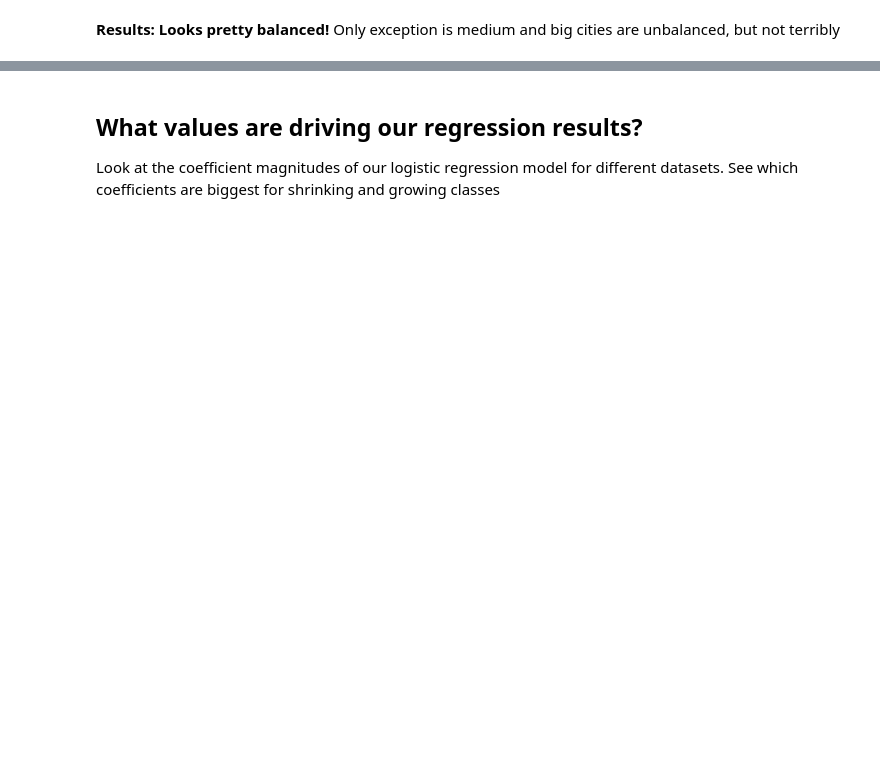
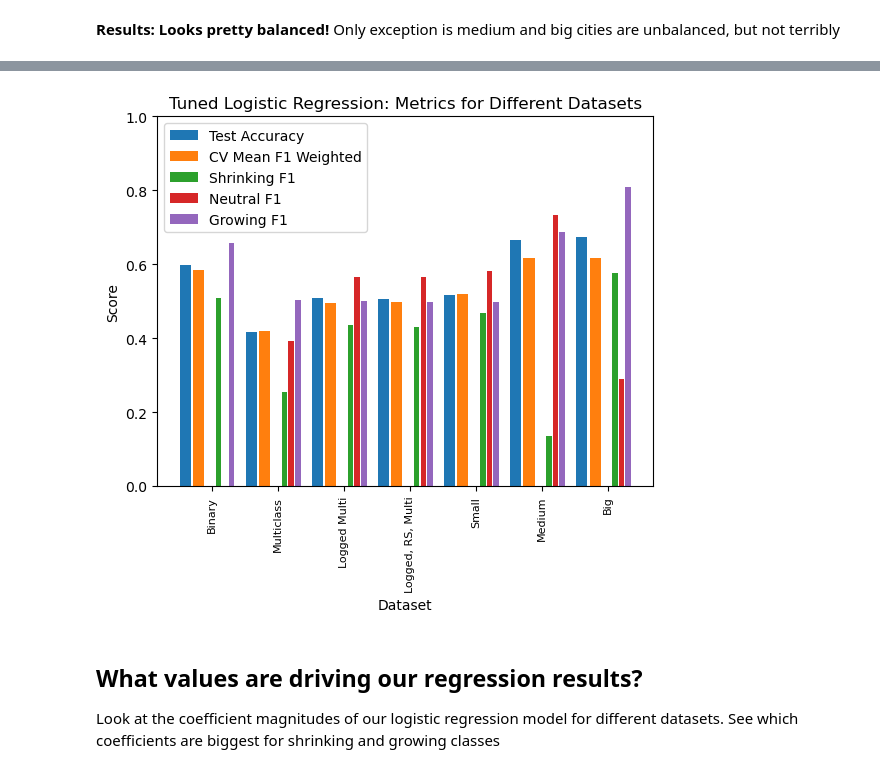
Before and after one commit to colton-lapp/DemographicChange, a Jupyter notebook: Q1_Classification-FINAL.ipynb, the cells around one changed output, grey strips where cells are left out. Drawn from its saved outputs; the diff is of its cells as text; code cells hidden in the pictures; blank space fills up the shorter version.

```diff
--- a/Q1_Classification-FINAL.ipynb
+++ b/Q1_Classification-FINAL.ipynb
@@ -768,3 +826,8 @@ plt.show()
+# %%
+#Tuned
+make_plots( model_key='LR', tuned=True, model_name='Logistic Regression')
+# %% [output]
+[figure, added]
 # %% [markdown]
 ## What values are driving our regression results?
 
```
Also changed, not shown: parts of 46 cells of this notebook.
